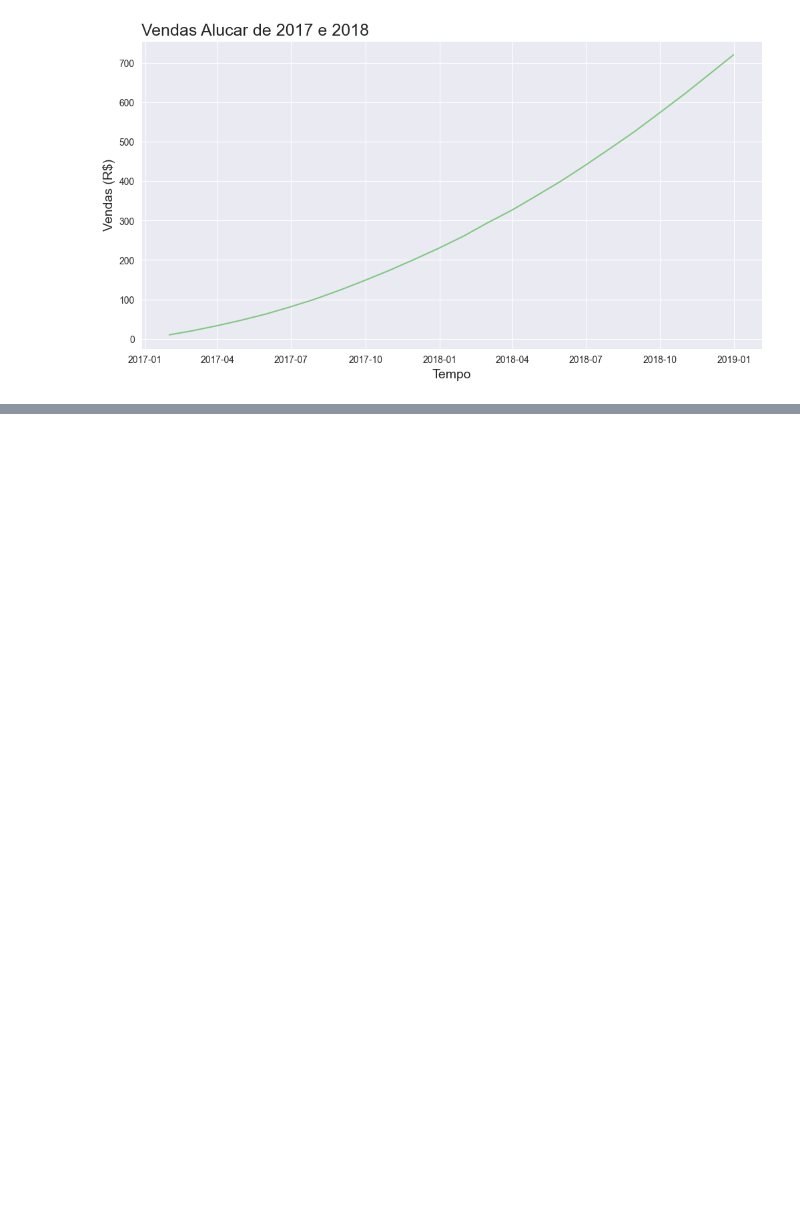
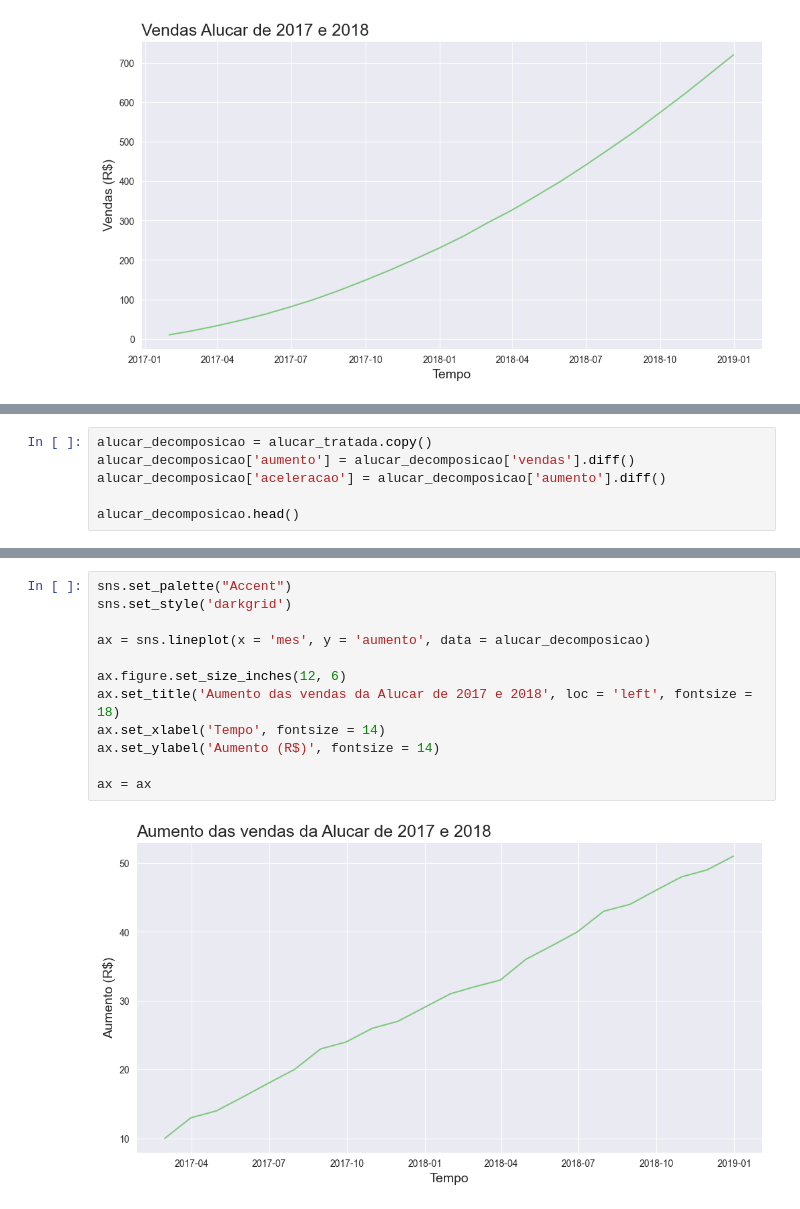
Before and after one commit to leticiafaria7/alura-courses, a Jupyter notebook: time-series/time-series.ipynb, the cells around one changed output, grey strips where cells are left out. Cells and saved outputs as stored; diff of their text form; blank space fills up the shorter version.

Commit message:
decomposicao e autocorrelacao

```diff
--- a/time-series/time-series.ipynb
+++ b/time-series/time-series.ipynb
@@ -84,0 +88,6 @@ ax = ax
+# %%
+alucar_decomposicao = alucar_tratada.copy()
+alucar_decomposicao['aumento'] = alucar_decomposicao['vendas'].diff()
+alucar_decomposicao['aceleracao'] = alucar_decomposicao['aumento'].diff()
+
+alucar_decomposicao.head()
@@ -84,0 +101,14 @@ ax = ax
+# %%
+sns.set_palette("Accent")
+sns.set_style('darkgrid')
+
+ax = sns.lineplot(x = 'mes', y = 'aumento', data = alucar_decomposicao)
+
+ax.figure.set_size_inches(12, 6)
+ax.set_title('Aumento das vendas da Alucar de 2017 e 2018', loc = 'left', fontsize = 18)
+ax.set_xlabel('Tempo', fontsize = 14)
+ax.set_ylabel('Aumento (R$)', fontsize = 14)
+
+ax = ax
+# %% [output]
+[figure, added]
```
Also changed, not shown: parts of 14 cells of this notebook.
